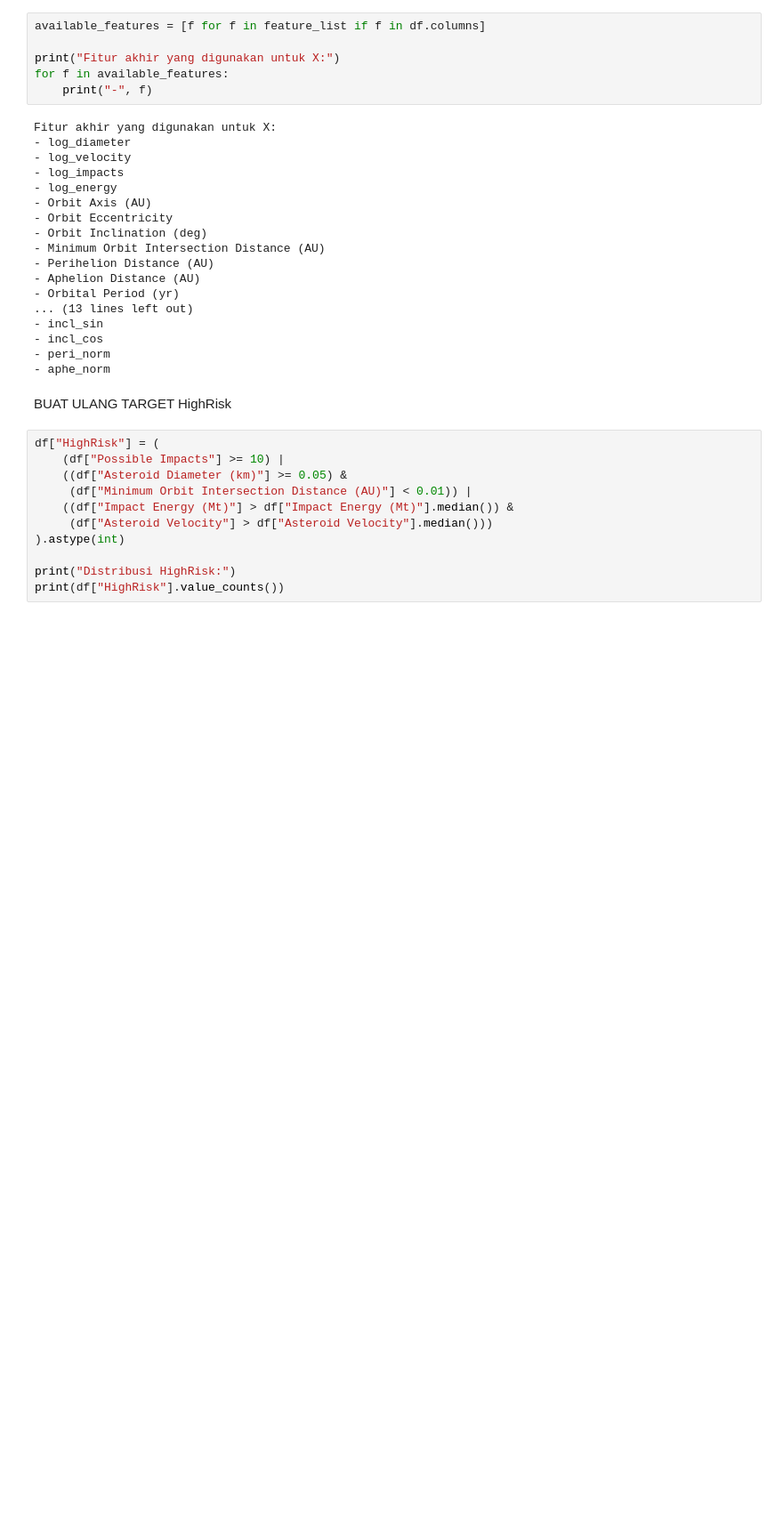
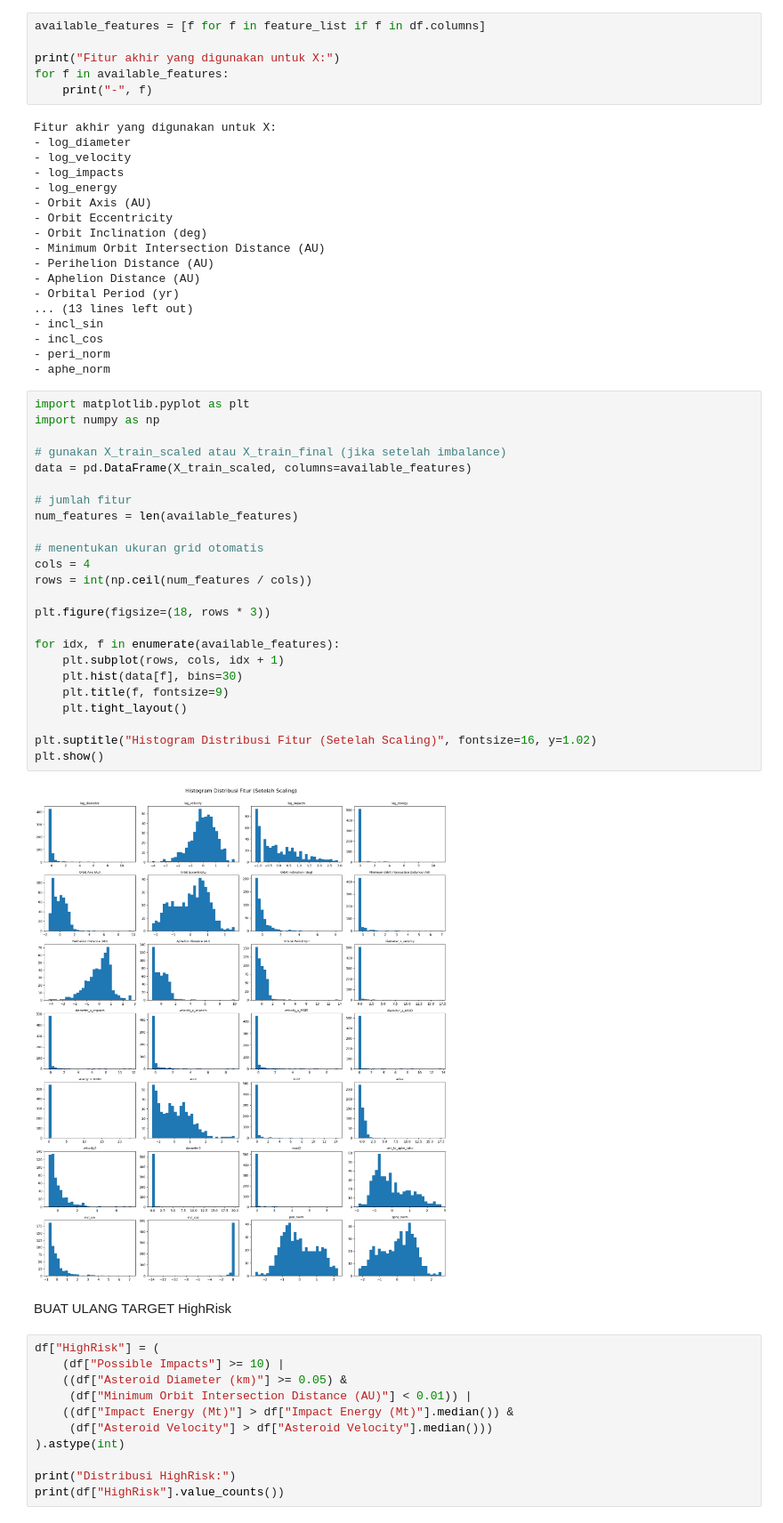
Before and after one commit to PashaAkrilian/Asteroid-Impact-Risk-Prediction-, a Jupyter notebook: Possible_Asteroid_Impacts_with_Earth.ipynb, the cells around one changed output. Shown at 89% size. Drawn from its saved outputs; the diff is of its cells as text; blank space fills up the shorter version.

```diff
--- a/Possible_Asteroid_Impacts_with_Earth.ipynb
+++ b/Possible_Asteroid_Impacts_with_Earth.ipynb
@@ -666,6 +666,32 @@ Fitur akhir yang digunakan untuk X:
 - incl_cos
 - peri_norm
 - aphe_norm
+# %%
+import matplotlib.pyplot as plt
+import numpy as np
+
+# gunakan X_train_scaled atau X_train_final (jika setelah imbalance)
+data = pd.DataFrame(X_train_scaled, columns=available_features)
+
+# jumlah fitur
+num_features = len(available_features)
+
+# menentukan ukuran grid otomatis
+cols = 4
+rows = int(np.ceil(num_features / cols))
+
+plt.figure(figsize=(18, rows * 3))
+
+for idx, f in enumerate(available_features):
+    plt.subplot(rows, cols, idx + 1)
+    plt.hist(data[f], bins=30)
+    plt.title(f, fontsize=9)
+    plt.tight_layout()
+
+plt.suptitle("Histogram Distribusi Fitur (Setelah Scaling)", fontsize=16, y=1.02)
+plt.show()
+# %% [output]
+[figure, added]
 # %% [markdown]
 BUAT ULANG TARGET HighRisk
 # %%
```
Also changed, not shown: parts of 5 cells of this notebook, 7 other files.
